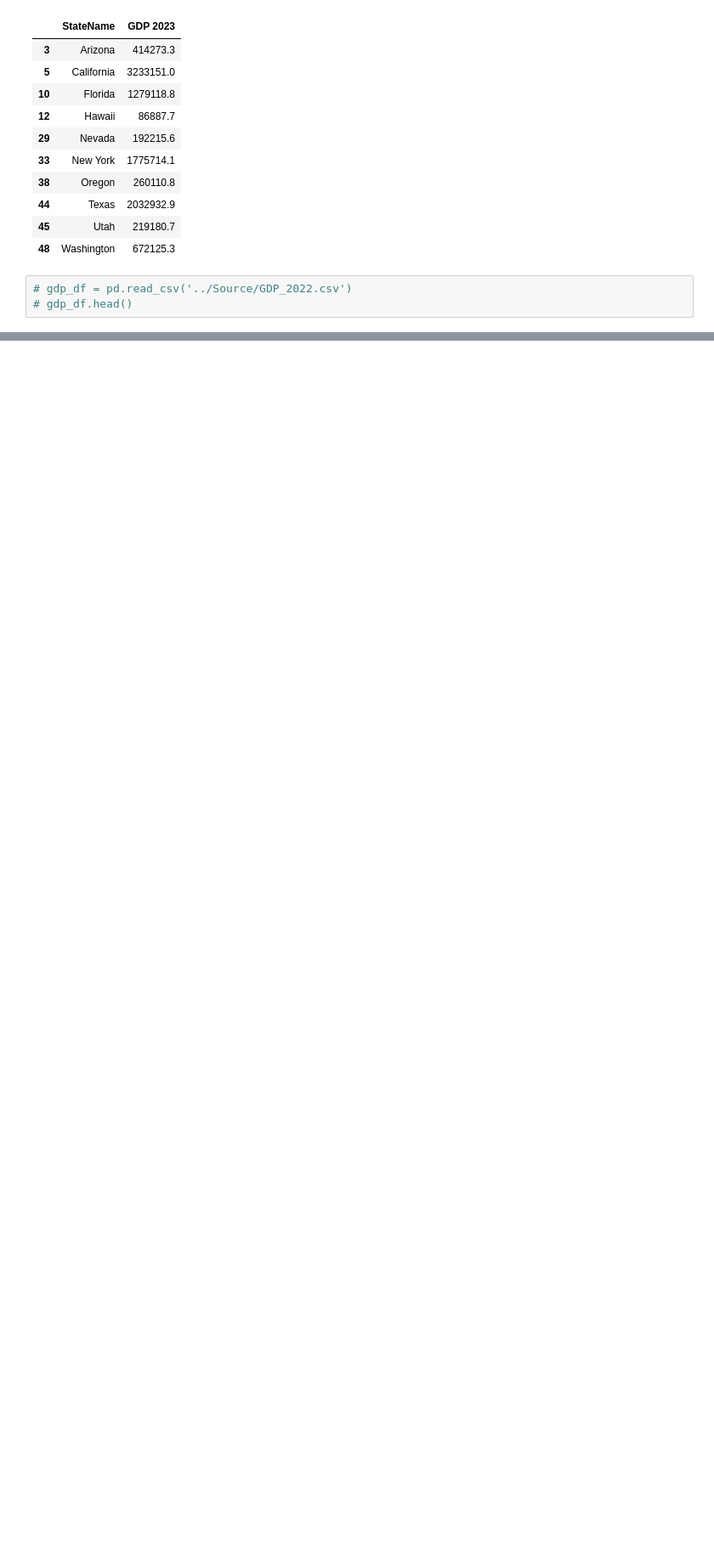
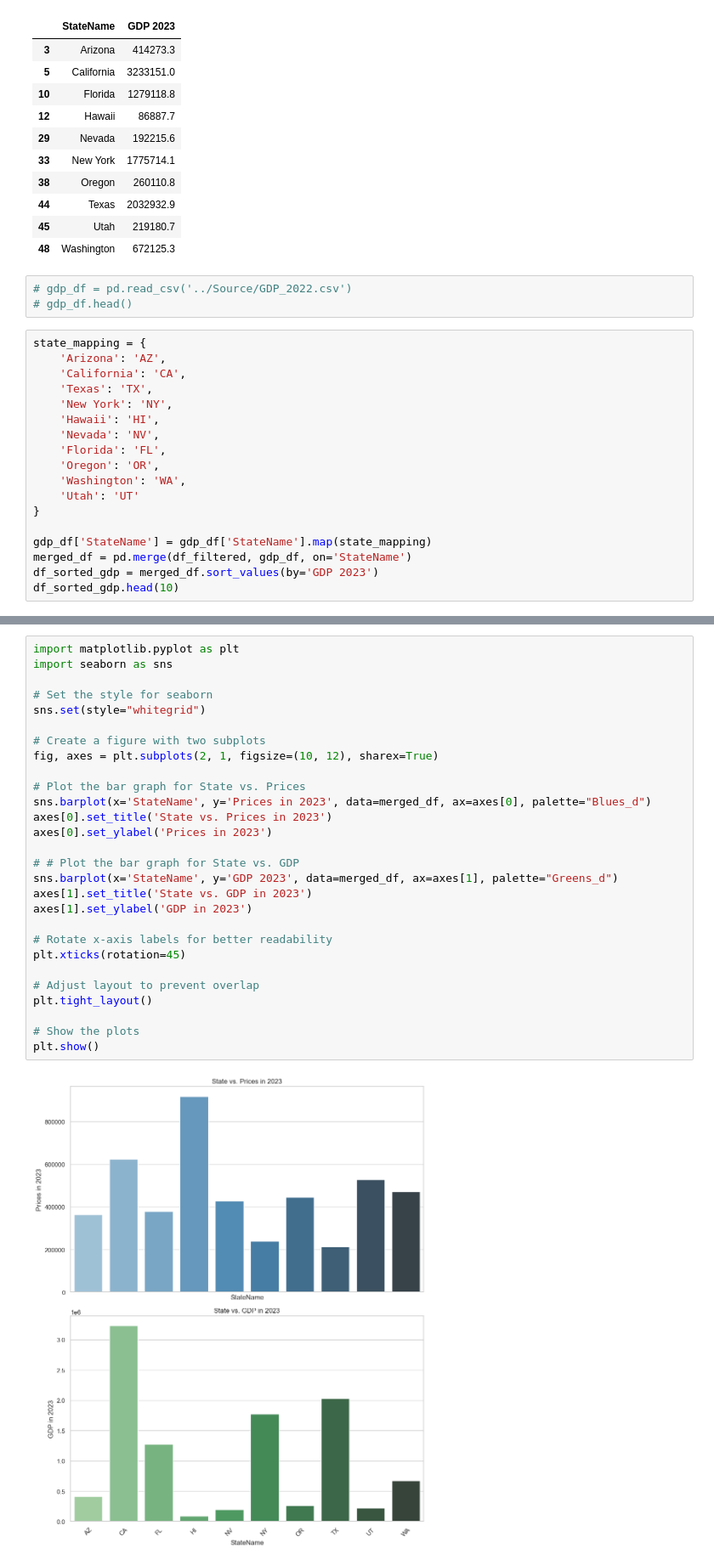
Before and after one commit to elgnol/RealEstate_Project_3, a Jupyter notebook: Long/GDP_vs_housing_price.ipynb, the cells around one changed output, grey strips where cells are left out. Shown at 85% size. Saved outputs shown, nothing was run; the diff lists cells and outputs as text; blank space fills up the shorter version.

```diff
--- a/Long/GDP_vs_housing_price.ipynb
+++ b/Long/GDP_vs_housing_price.ipynb
@@ -92,3 +93,21 @@ gdp_df.head(10)
 # %%
 # gdp_df = pd.read_csv('../Source/GDP_2022.csv')
 # gdp_df.head()
+# %%
+state_mapping = {
+    'Arizona': 'AZ',
+    'California': 'CA',
+    'Texas': 'TX',
+    'New York': 'NY',
+    'Hawaii': 'HI',
+    'Nevada': 'NV',
+    'Florida': 'FL',
+    'Oregon': 'OR',
+    'Washington': 'WA',
+    'Utah': 'UT'
+}
+
+gdp_df['StateName'] = gdp_df['StateName'].map(state_mapping)
+merged_df = pd.merge(df_filtered, gdp_df, on='StateName')
+df_sorted_gdp = merged_df.sort_values(by='GDP 2023')
+df_sorted_gdp.head(10)
@@ -94,0 +126,30 @@ gdp_df.head(10)
+# %%
+import matplotlib.pyplot as plt
+import seaborn as sns
+
+# Set the style for seaborn
+sns.set(style="whitegrid")
+
+# Create a figure with two subplots
+fig, axes = plt.subplots(2, 1, figsize=(10, 12), sharex=True)
+
+# Plot the bar graph for State vs. Prices
+sns.barplot(x='StateName', y='Prices in 2023', data=merged_df, ax=axes[0], palette="Blues_d")
+axes[0].set_title('State vs. Prices in 2023')
+axes[0].set_ylabel('Prices in 2023')
+
+# # Plot the bar graph for State vs. GDP
+sns.barplot(x='StateName', y='GDP 2023', data=merged_df, ax=axes[1], palette="Greens_d")
+axes[1].set_title('State vs. GDP in 2023')
+axes[1].set_ylabel('GDP in 2023')
+
+# Rotate x-axis labels for better readability
+plt.xticks(rotation=45)
+
+# Adjust layout to prevent overlap
+plt.tight_layout()
+
+# Show the plots
+plt.show()
+# %% [output]
+[figure, added]
```
Also changed, not shown: parts of 3 cells of this notebook.
